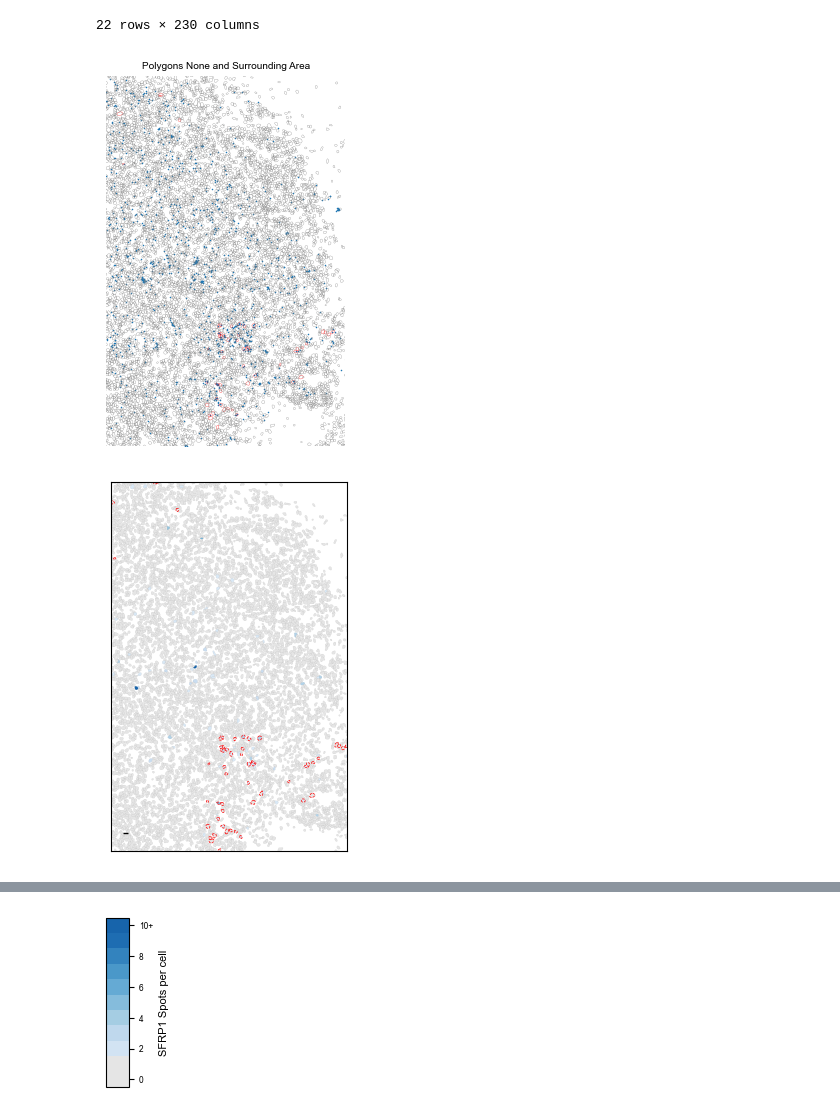
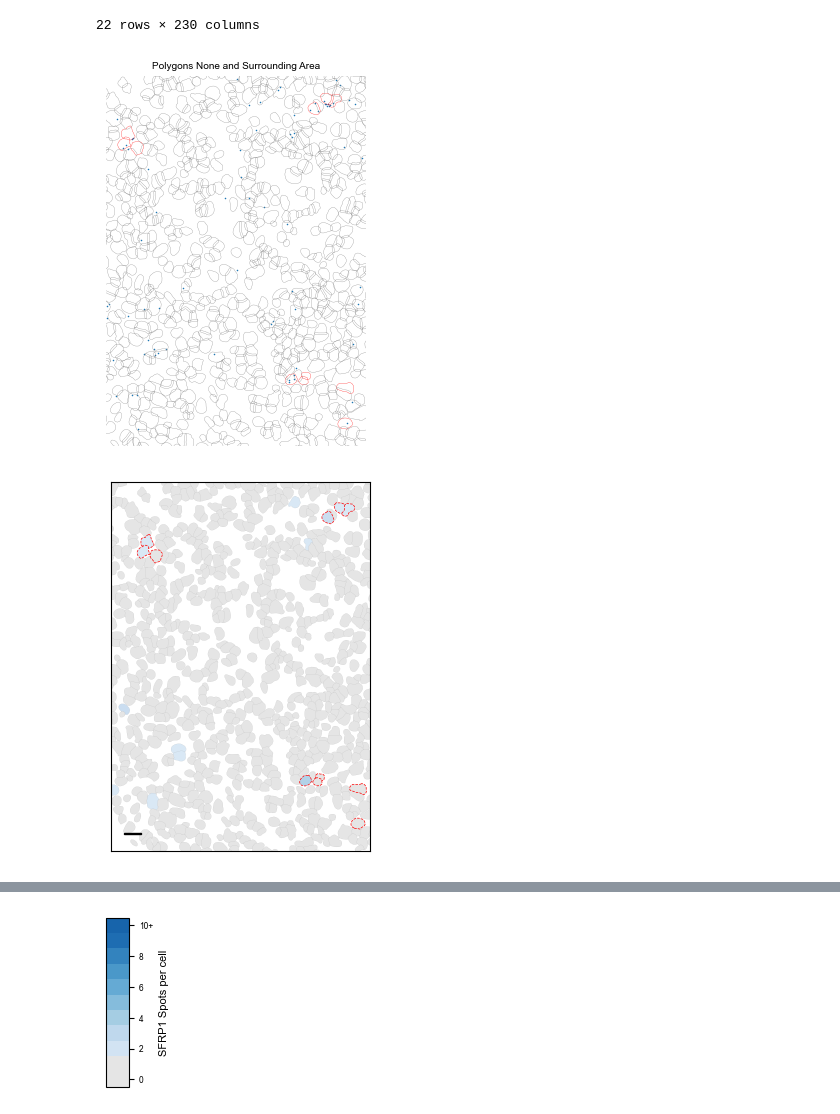
Before and after one commit to grantkinsler/SpatialBarcodes, a Jupyter notebook: plotScripts/plot_clone_space_examples.ipynb, the cells around one changed output, grey strips where cells are left out. Drawn from its saved outputs; the diff is of its cells as text; code cells hidden in the pictures.

```diff
--- a/plotScripts/plot_clone_space_examples.ipynb
+++ b/plotScripts/plot_clone_space_examples.ipynb
@@ -171,9 +171,14 @@ n_cells_per_cluster_cutoff = 10
 
 ## first get a GDF that's just those with at least 10 cells
 cluster_sizes = adata_genes.obs.groupby('bc_cluster').size()
-large_clusters = cluster_sizes[cluster_sizes >= 10].index.tolist()
+large_clusters = cluster_sizes[cluster_sizes >= n_cells_per_cluster_cutoff ].index.tolist()
 
-large_clusters_gdf = large_clusters_gdf = sg_obj.gdf[sg_obj.gdf['bc_cluster'].isin(large_clusters)]
+large_clusters_gdf = sg_obj.gdf[sg_obj.gdf['bc_cluster'].isin(large_clusters)]
+
+print(f'Metrics based on filtering by {n_cells_per_cluster_cutoff} cells per cluster alone')
+print('Average cells per cluster',np.mean(cluster_sizes))
+print('Total cells here:',len(large_clusters_gdf),f'{len(large_clusters_gdf)}/{len(sg_obj.gdf)} ({len(large_clusters_gdf)/len(sg_obj.gdf)*100:.2f}%)')
+print('Number of clusters',len(large_clusters_gdf['bc_cluster'].unique()))
 
 ## now, let's look at onces with at least 10 cells and 3 barcodes per clone.
 confident_clusters = adata_genes[adata_genes.obs['bc_cluster_n_bcs'] >= n_bcs_per_cluster_cutoff]
@@ -182,6 +187,7 @@ cluster_names, cluster_sizes = np.unique(confident_clusters.obs['bc_cluster'],re
 
 print(f'Metrics based on filtering by {n_bcs_per_cluster_cutoff} barcodes per cluster')
 print('Average cells per cluster',np.mean(cluster_sizes))
+print('Total cells here:',len(confident_clusters),f'{len(confident_clusters)}/{len(sg_obj.gdf)} ({len(confident_clusters)/len(sg_obj.gdf)*100:.2f}%)')
 print('Number of clusters',len(cluster_names))
 
 sns.histplot(cluster_sizes)
@@ -198,6 +204,7 @@ cluster_names, cluster_sizes = np.unique(confident_clusters.obs['bc_cluster'],re
 
 print(f'Metrics based on additionally filtering by {n_cells_per_cluster_cutoff} cells per cluster')
 print('Average cells per cluster',np.mean(cluster_sizes))
+print('Total cells here:',len(confident_clusters),f'{len(confident_clusters)}/{len(sg_obj.gdf)} ({len(confident_clusters)/len(sg_obj.gdf)*100:.2f}%)')
 print('Number of clusters',len(cluster_names))
 
 confident_clusters_gdf = sg_obj.gdf[sg_obj.gdf['bc_cluster'].isin(confident_clusters.obs['bc_cluster'].values)]
@@ -1433,12 +1448,12 @@ gene_of_interest = 'SFRP1'
 # clusters_of_interest = large_clusters_gdf.groupby(by='bc_cluster')['SFRP1'].mean().sort_values(ascending=False).index[:5]
 
 # clusters_of_interest = clone_lims[roi_of_interest].keys() # get the clusters of interest for the roi of interest
-clusters_of_interest = [265]
+clusters_of_interest = [490]
 
 other_clone_lims = {490:[15500,18300,37000, 41000]}
-other_clone_lims = {132:[10873.920271120118,16015.359616284512,22710.19121504304,26151.85168545924]}
-other_clone_lims = {1672:[20625.46876620817,27140.381312408117,28766.82766148209,37470.26597757372]}
-other_clone_lims = {265:[19814.133892724552,28469.2474386939,27262.813302309387,40791.12597381949]}
+# other_clone_lims = {132:[10873.920271120118,16015.359616284512,22710.19121504304,26151.85168545924]}
+# other_clone_lims = {1672:[20625.46876620817,27140.381312408117,28766.82766148209,37470.26597757372]}
+# other_clone_lims = {265:[19814.133892724552,28469.2474386939,27262.813302309387,40791.12597381949]}
 # 19814.133892724552 28469.2474386939
 # 27262.813302309387 40791.12597381949
 # 20625.46876620817 27140.381312408117
@@ -1582,32 +1597,32 @@ merged_gdf.plot(column=gene_of_interest, cmap=cmap, legend=False,vmin=vmin,vmax=
                 edgecolor='#d9d9d9',linewidth=0.0)
 xmin,xmax = plt.xlim()
 ymin,ymax = plt.ylim()
 
 plt.xlim(xmin,xmax)
 plt.ylim(ymin,ymax)
 
 
 for cluster_of_interest in clusters_of_interest:
 
   xmin,xmax,ymin,ymax = other_clone_lims[cluster_of_interest]
   # rectangle where magnification is
   rect = matplotlib.patches.Rectangle((xmin, ymin), (xmax-xmin), (ymax-ymin), linewidth=0.5, edgecolor='k', facecolor='none')
   # Add the patch to the Axes
   ax.add_patch(rect)
 
 xmin,xmax = plt.xlim()
 ymin,ymax = plt.ylim()
 
 scale_bar_length_um = 500 # 1000um scale bar
 scale_bar_length_px = int(scale_bar_length_um * 1000.0 / tools.sg_pixel_size)  # px
 scale_bar = matplotlib.patches.Rectangle((xmin+(0.05*((xmax-xmin))),ymax-(0.05*(ymax-ymin))),
                                           scale_bar_length_px, scale_bar_length_px/20, linewidth=1, edgecolor='k', facecolor='k')
 plt.gca().add_patch(scale_bar)
 
 ax.set_facecolor('#F5F5F5')
 plt.axis('off')
 plt.gca().invert_yaxis()
 # plt.savefig(f'../graphs/other_rois/{roi_of_interest}/cluster_{cluster_of_interest}_SFRP1_full_grayed_allFeaturedClones.png',dpi=500,bbox_inches='tight',pad_inches=0,transparent=True)
 # %% [output]
-[figure, old version]
+[figure, new version]
-[figure, old version]
+[figure, new version]
```
Also changed, not shown: parts of 3 cells of this notebook, 6 other files.
